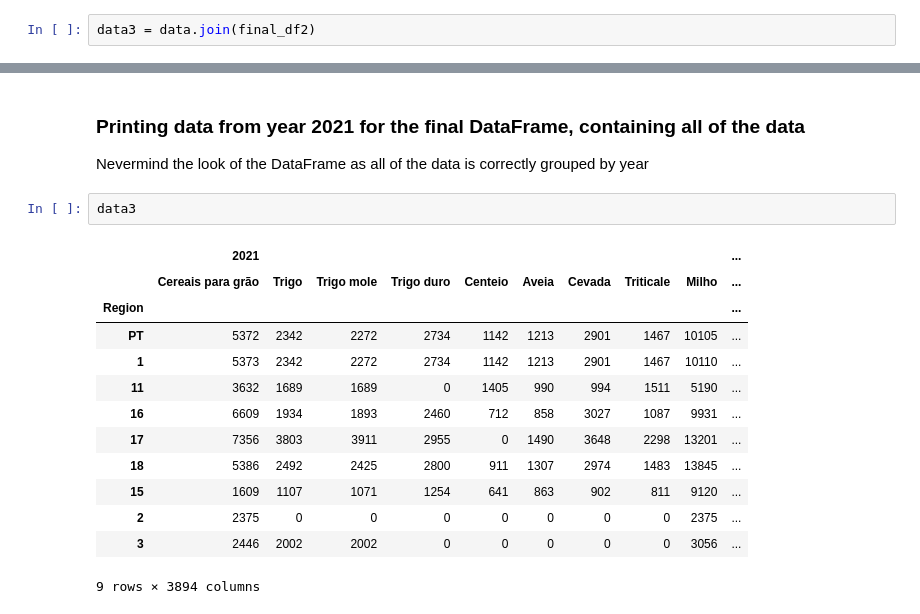
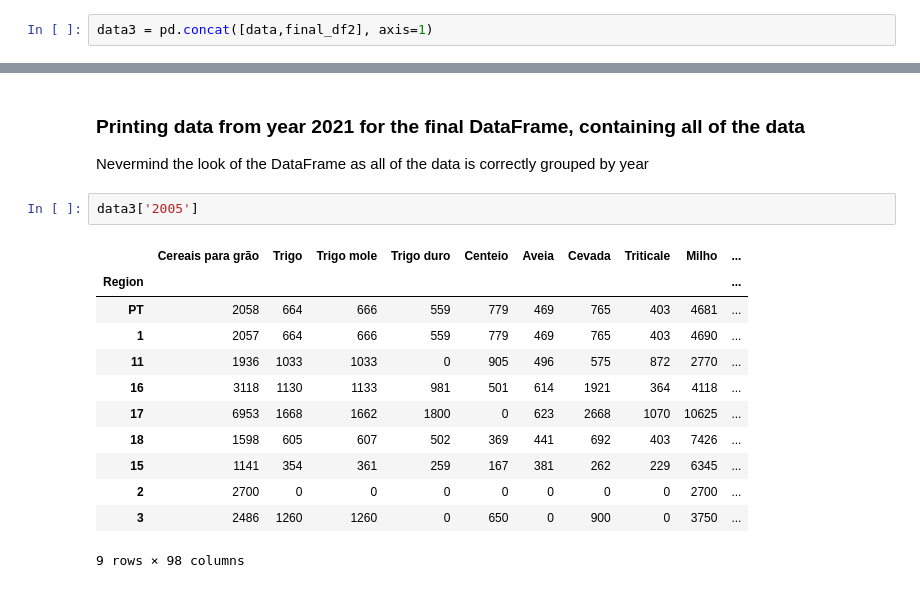
Before and after one commit to FMarques8/FCD-Project-1-2, a Jupyter notebook: INE_data_treatment.ipynb, the cells around one changed output, grey strips where cells are left out. Cells and saved outputs as stored; diff of their text form.

Commit message:
update concat

```diff
--- a/INE_data_treatment.ipynb
+++ b/INE_data_treatment.ipynb
@@ -688,4 +688,4 @@ final_df2  #cleans NaN values
 # %% [markdown]
 #### Finally joining the two DataFrames
 # %%
-data3 = data.join(final_df2)
+data3 = pd.concat([data,final_df2], axis=1)
@@ -706,18 +693,17 @@ Length: 3894, dtype: int64
 ### Printing data from year 2021 for the final DataFrame, containing all of the data
 Nevermind the look of the DataFrame as all of the data is correctly grouped by year
 # %%
-data3
+data3['2005']
 # %% [output]
-|  | 2021 |  |  |  |  |  |  |  |  | ... |
 |  | Cereais para grão | Trigo | Trigo mole | Trigo duro | Centeio | Aveia | Cevada | Triticale | Milho | ... |
 | Region |  |  |  |  |  |  |  |  |  | ... |
-| PT | 5372 | 2342 | 2272 | 2734 | 1142 | 1213 | 2901 | 1467 | 10105 | ... |
-| 1 | 5373 | 2342 | 2272 | 2734 | 1142 | 1213 | 2901 | 1467 | 10110 | ... |
-| 11 | 3632 | 1689 | 1689 | 0 | 1405 | 990 | 994 | 1511 | 5190 | ... |
-| 16 | 6609 | 1934 | 1893 | 2460 | 712 | 858 | 3027 | 1087 | 9931 | ... |
-| 17 | 7356 | 3803 | 3911 | 2955 | 0 | 1490 | 3648 | 2298 | 13201 | ... |
-| 18 | 5386 | 2492 | 2425 | 2800 | 911 | 1307 | 2974 | 1483 | 13845 | ... |
-| 15 | 1609 | 1107 | 1071 | 1254 | 641 | 863 | 902 | 811 | 9120 | ... |
-| 2 | 2375 | 0 | 0 | 0 | 0 | 0 | 0 | 0 | 2375 | ... |
-| 3 | 2446 | 2002 | 2002 | 0 | 0 | 0 | 0 | 0 | 3056 | ... |
+| PT | 2058 | 664 | 666 | 559 | 779 | 469 | 765 | 403 | 4681 | ... |
+| 1 | 2057 | 664 | 666 | 559 | 779 | 469 | 765 | 403 | 4690 | ... |
+| 11 | 1936 | 1033 | 1033 | 0 | 905 | 496 | 575 | 872 | 2770 | ... |
+| 16 | 3118 | 1130 | 1133 | 981 | 501 | 614 | 1921 | 364 | 4118 | ... |
+| 17 | 6953 | 1668 | 1662 | 1800 | 0 | 623 | 2668 | 1070 | 10625 | ... |
+| 18 | 1598 | 605 | 607 | 502 | 369 | 441 | 692 | 403 | 7426 | ... |
+| 15 | 1141 | 354 | 361 | 259 | 167 | 381 | 262 | 229 | 6345 | ... |
+| 2 | 2700 | 0 | 0 | 0 | 0 | 0 | 0 | 0 | 2700 | ... |
+| 3 | 2486 | 1260 | 1260 | 0 | 650 | 0 | 900 | 0 | 3750 | ... |
-9 rows × 3894 columns
+9 rows × 98 columns
```
Also changed, not shown: parts of 2 cells of this notebook.
